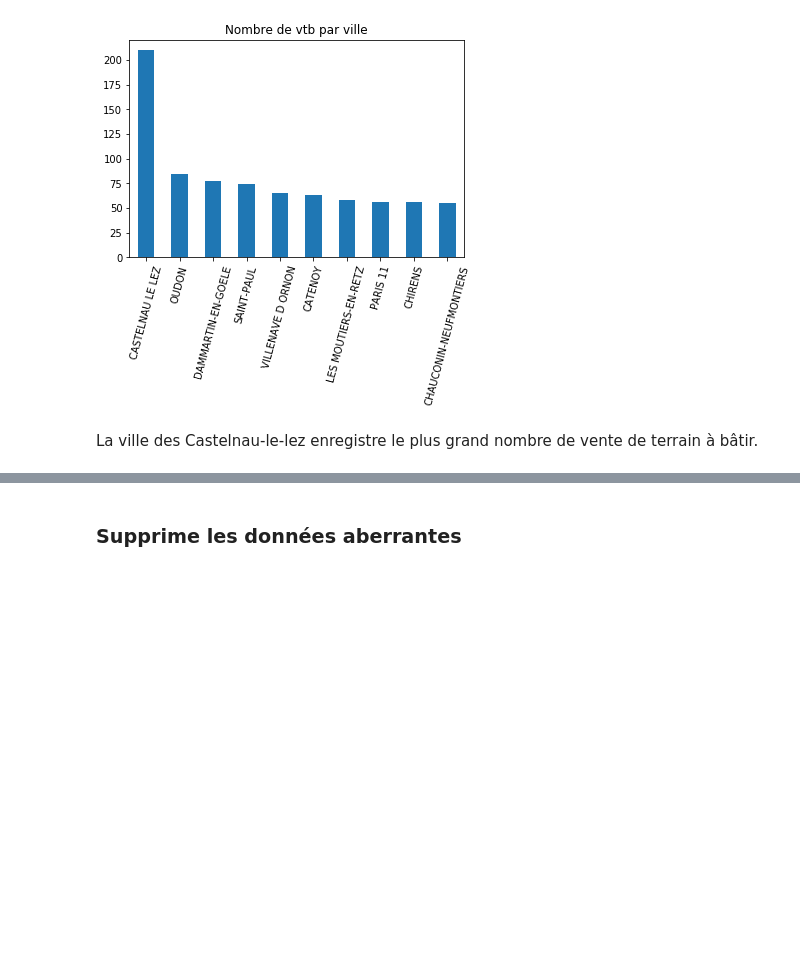
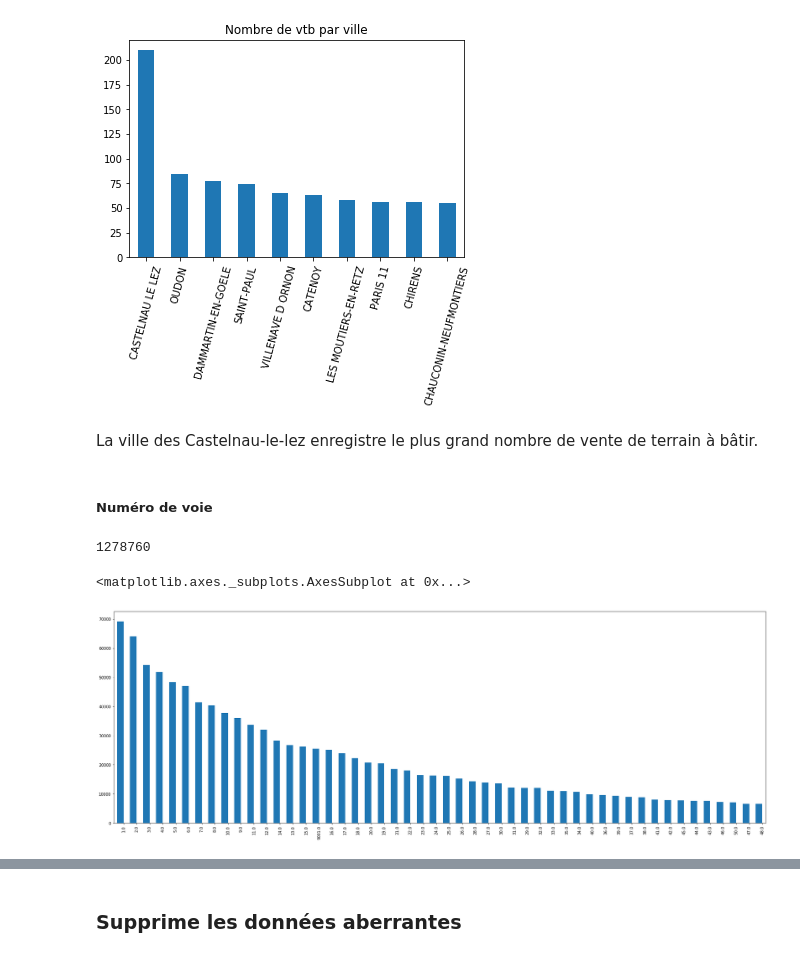
Before and after one commit to houseofai/french-realestate-price-prediction, a Jupyter notebook: Valeurs Foncieres Franccaise - EDA.ipynb, the cells around one changed output, grey strips where cells are left out. Saved outputs shown, nothing was run; the diff lists cells and outputs as text; code cells hidden in the pictures; blank space fills up the shorter version.

Commit message:
Etude des codes et types de voies

```diff
--- a/Valeurs Foncieres Franccaise - EDA.ipynb
+++ b/Valeurs Foncieres Franccaise - EDA.ipynb
@@ -392,3 +464,15 @@ Text(0.5, 1.0, 'Nombre de vtb par ville')
 [figure]
 # %% [markdown]
 La ville des Castelnau-le-lez enregistre le plus grand nombre de vente de terrain à bâtir.
+# %% [markdown]
+##### Numéro de voie
+# %%
+df['no_voie'].isnull().sum()
+# %% [output]
+1278760
+# %%
+plt.figure(figsize=(30,10))
+df['no_voie'].value_counts().head(50).plot(kind="bar", position=1)
+# %% [output]
+<matplotlib.axes._subplots.AxesSubplot at 0x...>
+[figure, added]
```
Also changed, not shown: parts of 19 cells of this notebook.
